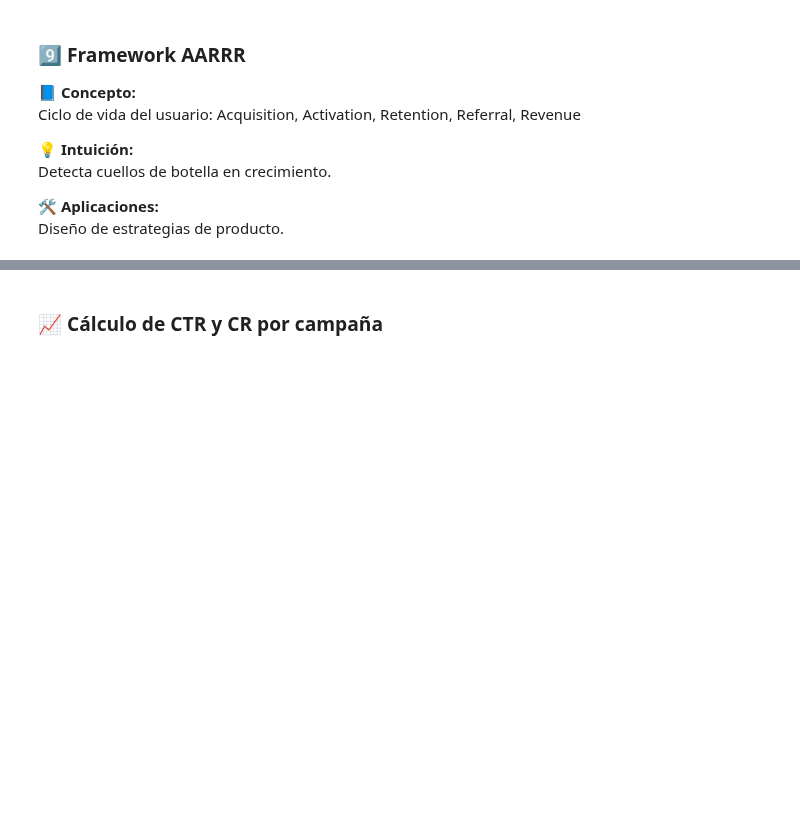
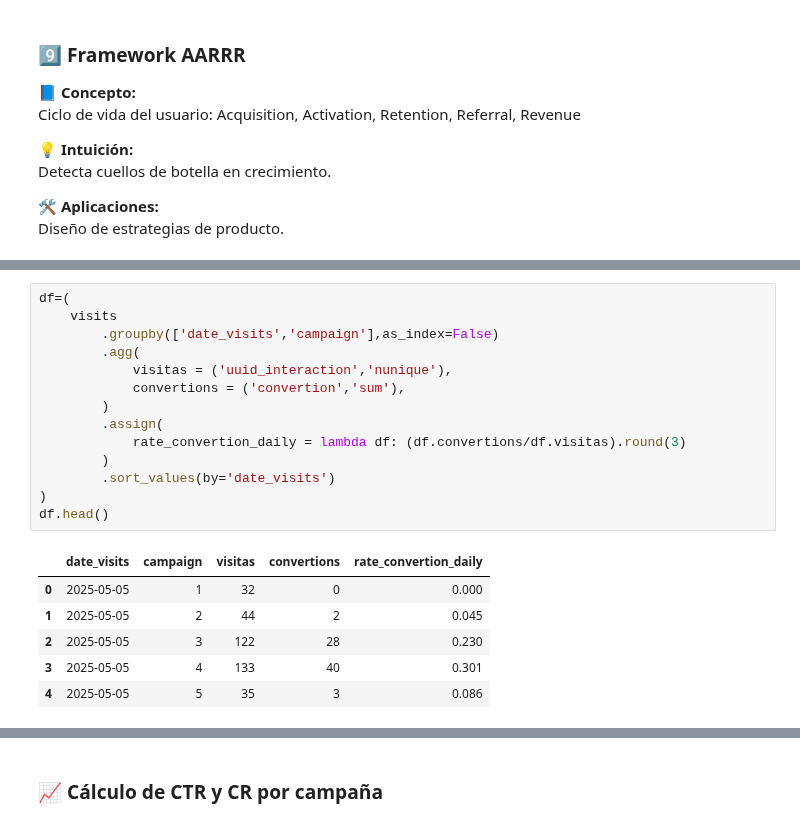
Before and after one commit to zyntonyson/bootcamp_ds_da, a Jupyter notebook: 09-da-analisis-negocio/18-Metricas_Usuarios.ipynb, the cells around one changed output, grey strips where cells are left out. Cells and saved outputs as stored; diff of their text form; blank space fills up the shorter version.

```diff
--- a/09-da-analisis-negocio/18-Metricas_Usuarios.ipynb
+++ b/09-da-analisis-negocio/18-Metricas_Usuarios.ipynb
@@ -287,0 +259,21 @@ df
+# %%
+df=(
+    visits
+        .groupby(['date_visits','campaign'],as_index=False)
+        .agg(
+            visitas = ('uuid_interaction','nunique'),
+            convertions = ('convertion','sum'),
+        )
+        .assign(
+            rate_convertion_daily = lambda df: (df.convertions/df.visitas).round(3)
+        )
+        .sort_values(by='date_visits')
+)
+df.head()
+# %% [output]
+|  | date_visits | campaign | visitas | convertions | rate_convertion_daily |
+| 0 | 2025-05-05 | 1 | 32 | 0 | 0.000 |
+| 1 | 2025-05-05 | 2 | 44 | 2 | 0.045 |
+| 2 | 2025-05-05 | 3 | 122 | 28 | 0.230 |
+| 3 | 2025-05-05 | 4 | 133 | 40 | 0.301 |
+| 4 | 2025-05-05 | 5 | 35 | 3 | 0.086 |
```
Also changed, not shown: parts of 28 cells of this notebook, 2 other files.
